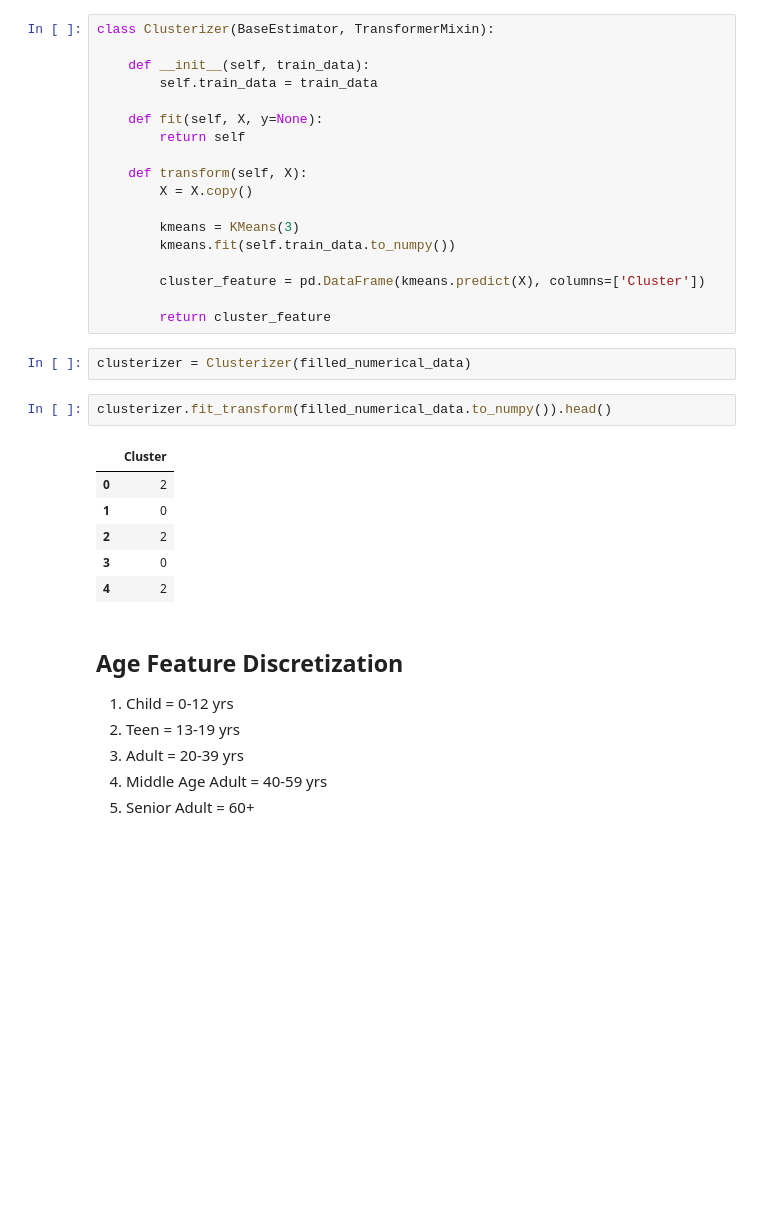
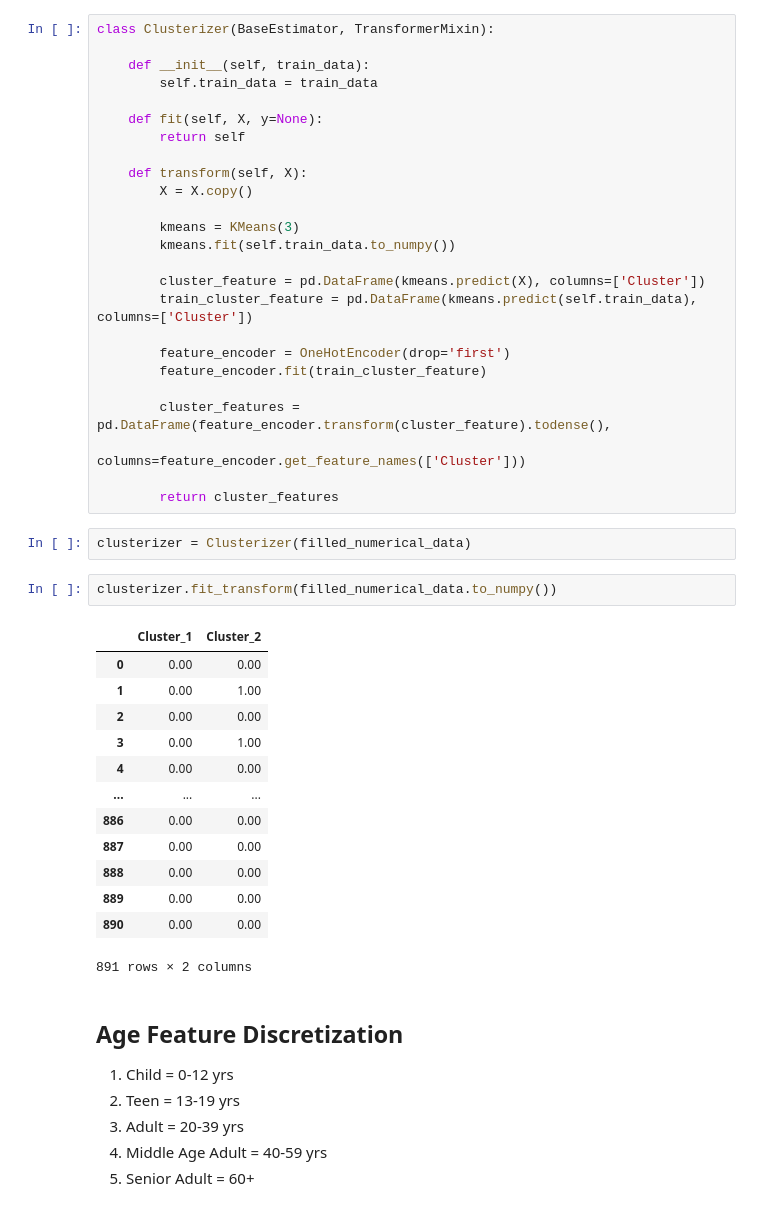
Before and after one commit to Justdek-code/data-science, a Jupyter notebook: titanic_practice/titanic_survived_classification.ipynb, the cells around one changed output. Saved outputs shown, nothing was run; the diff lists cells and outputs as text; blank space fills up the shorter version.

Commit message:
add encoding to Cluster feature

```diff
--- a/titanic_practice/titanic_survived_classification.ipynb
+++ b/titanic_practice/titanic_survived_classification.ipynb
@@ -505,19 +505,33 @@ class Clusterizer(BaseEstimator, TransformerMixin):
         kmeans.fit(self.train_data.to_numpy())
 
         cluster_feature = pd.DataFrame(kmeans.predict(X), columns=['Cluster'])
+        train_cluster_feature = pd.DataFrame(kmeans.predict(self.train_data), columns=['Cluster'])
 
-        return cluster_feature
+        feature_encoder = OneHotEncoder(drop='first')
+        feature_encoder.fit(train_cluster_feature)
+
+        cluster_features = pd.DataFrame(feature_encoder.transform(cluster_feature).todense(),
+                                        columns=feature_encoder.get_feature_names(['Cluster']))
+
+        return cluster_features
 # %%
 clusterizer = Clusterizer(filled_numerical_data)
 # %%
-clusterizer.fit_transform(filled_numerical_data.to_numpy()).head()
+clusterizer.fit_transform(filled_numerical_data.to_numpy())
 # %% [output]
-|  | Cluster |
-| 0 | 2 |
-| 1 | 0 |
-| 2 | 2 |
-| 3 | 0 |
-| 4 | 2 |
+|  | Cluster_1 | Cluster_2 |
+| 0 | 0.00 | 0.00 |
+| 1 | 0.00 | 1.00 |
+| 2 | 0.00 | 0.00 |
+| 3 | 0.00 | 1.00 |
+| 4 | 0.00 | 0.00 |
+| ... | ... | ... |
+| 886 | 0.00 | 0.00 |
+| 887 | 0.00 | 0.00 |
+| 888 | 0.00 | 0.00 |
+| 889 | 0.00 | 0.00 |
+| 890 | 0.00 | 0.00 |
+891 rows × 2 columns
 # %% [markdown]
 ## Age Feature Discretization
 
```
Also changed, not shown: parts of 18 cells of this notebook.
